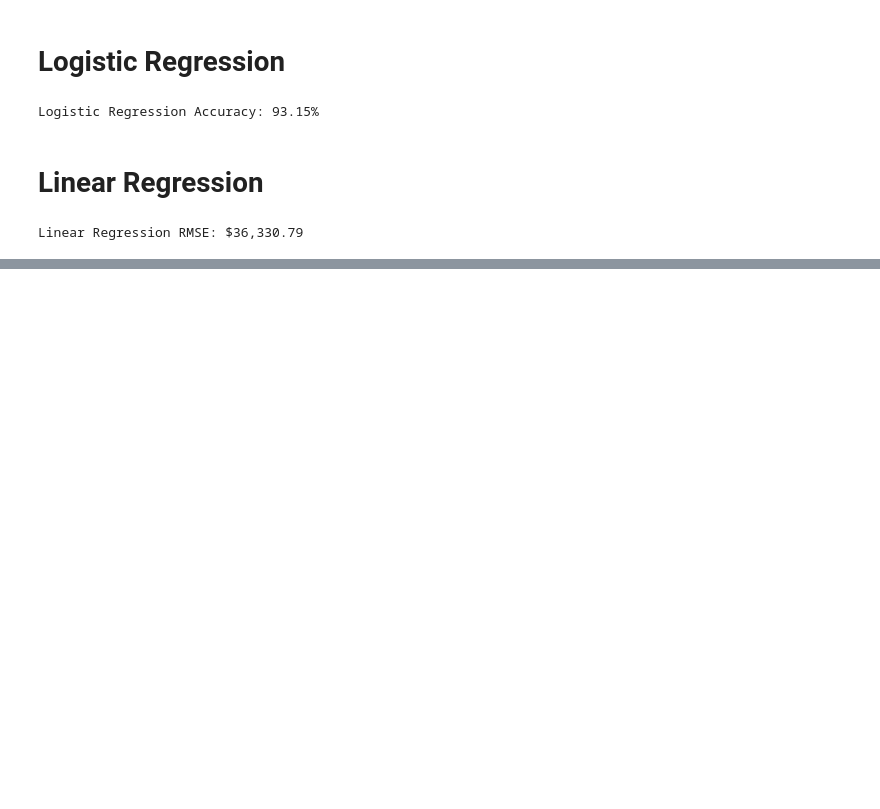
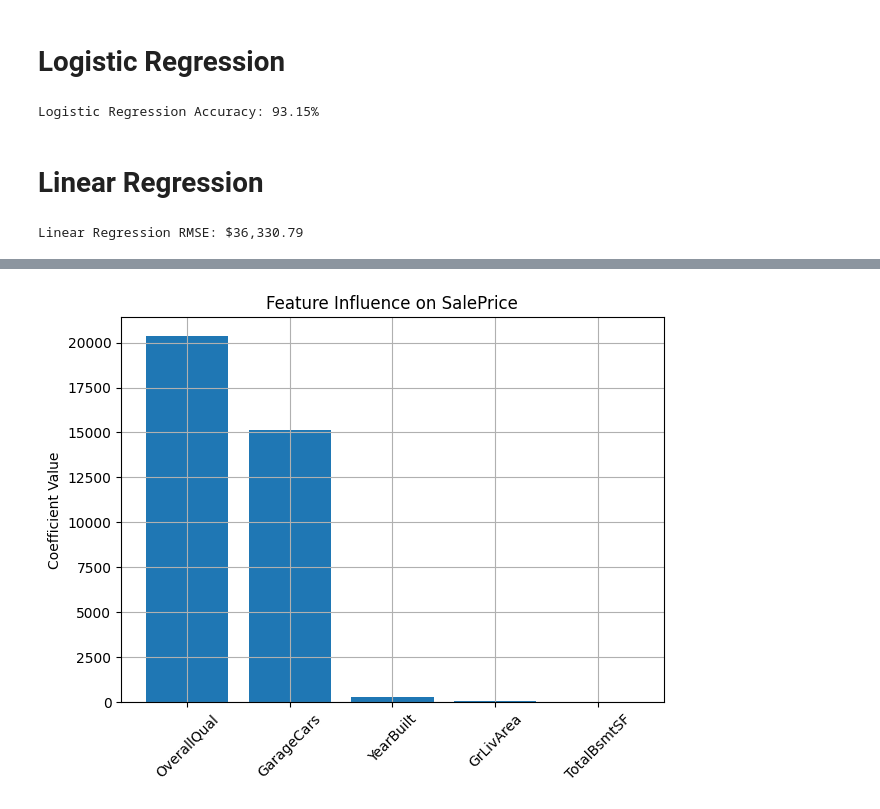
Before and after one commit to ashley0601/ITELEC303, a Jupyter notebook: ENALLO_HOUSING.ipynb, the cells around one changed output, grey strips where cells are left out. Cells and saved outputs as stored; diff of their text form; code cells hidden in the pictures; blank space fills up the shorter version.

```diff
--- a/ENALLO_HOUSING.ipynb
+++ b/ENALLO_HOUSING.ipynb
@@ -275,0 +312,15 @@ Linear Regression RMSE: $36,330.79
+# %%
+coeffs = pd.DataFrame({
+    "Feature": features,
+    "Coefficient": model.coef_
+}).sort_values(by="Coefficient", ascending=False)
+
+plt.figure(figsize=(7,5))
+plt.bar(coeffs["Feature"], coeffs["Coefficient"])
+plt.title("Feature Influence on SalePrice")
+plt.xticks(rotation=45)
+plt.ylabel("Coefficient Value")
+plt.grid(True)
+plt.show()
+# %% [output]
+[figure, added]
```
Also changed, not shown: parts of 9 cells of this notebook.
